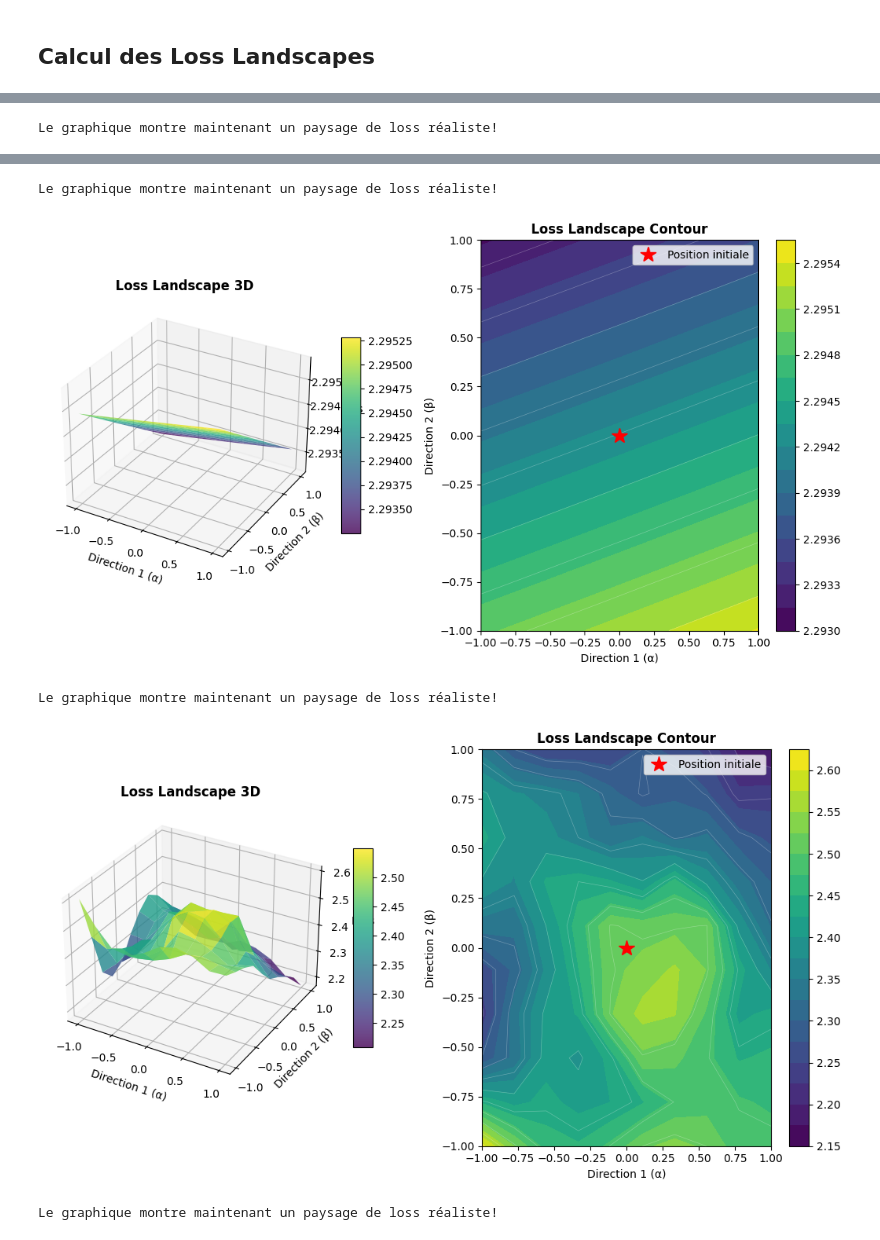
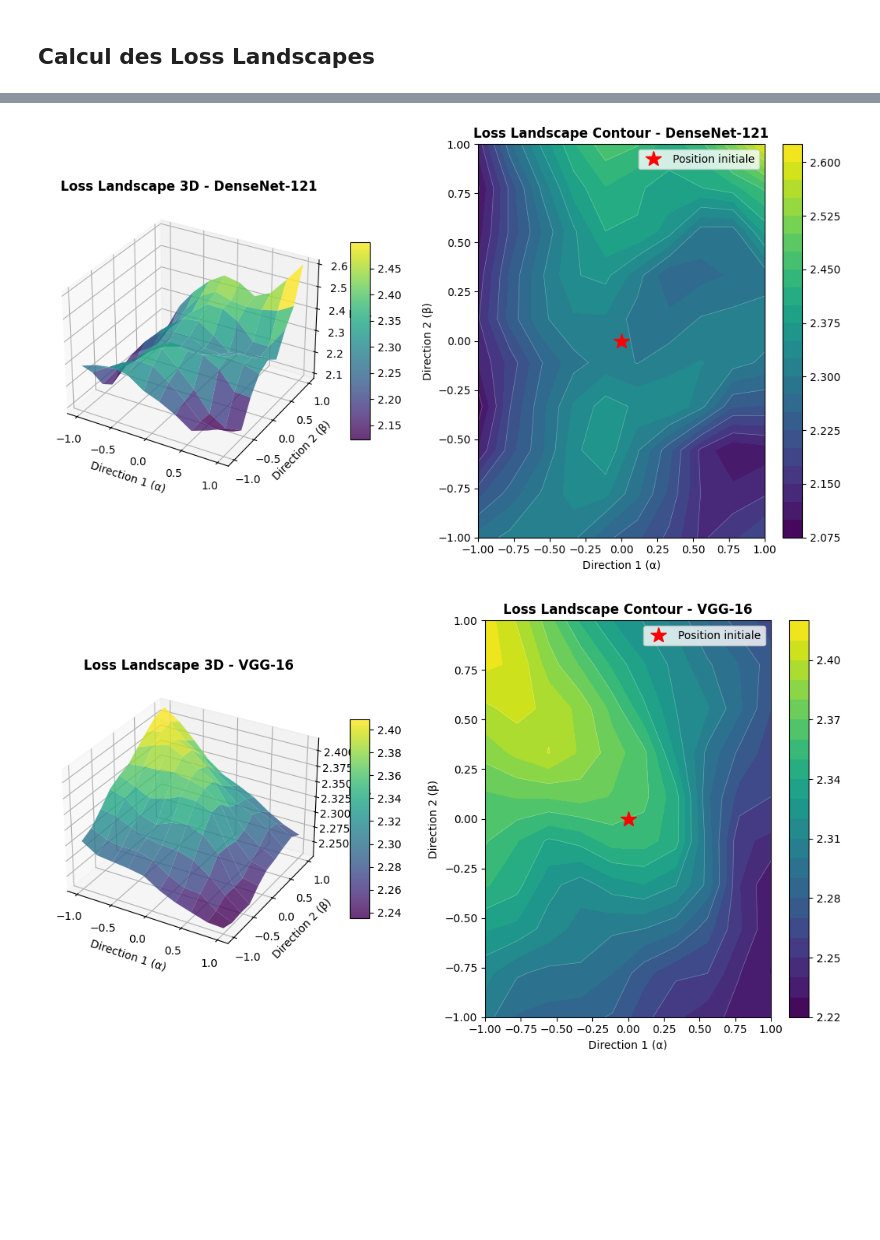
Before and after one commit to guiggzzz/Deep_Learning_Loss_Viz, a Jupyter notebook: Quick_Plot.ipynb, the cells around one changed output, grey strips where cells are left out. Saved outputs shown, nothing was run; the diff lists cells and outputs as text; code cells hidden in the pictures; blank space fills up the shorter version.

```diff
--- a/Quick_Plot.ipynb
+++ b/Quick_Plot.ipynb
@@ -286,6 +284,6 @@ plt.show()
 # %%
 for idx, (key, landscape) in enumerate(landscapes.items()):
-
+    config = model_configs[key]
     # Visualisation
     A, B = np.meshgrid(landscape['alphas'], landscape['betas'])
 
@@ -297,7 +295,7 @@ for idx, (key, landscape) in enumerate(landscapes.items()):
     ax1.set_xlabel('Direction 1 (α)', fontsize=10)
     ax1.set_ylabel('Direction 2 (β)', fontsize=10)
     ax1.set_zlabel('Loss', fontsize=10)
-    ax1.set_title('Loss Landscape 3D', fontsize=12, fontweight='bold')
+    ax1.set_title(f'Loss Landscape 3D - {config["name"]}', fontsize=12, fontweight='bold')
     fig.colorbar(surf, ax=ax1, shrink=0.5, aspect=10)
 
     # Plot 2D contour
@@ -307,7 +305,7 @@ for idx, (key, landscape) in enumerate(landscapes.items()):
     ax2.plot(0, 0, 'r*', markersize=15, label='Position initiale')
     ax2.set_xlabel('Direction 1 (α)', fontsize=10)
     ax2.set_ylabel('Direction 2 (β)', fontsize=10)
-    ax2.set_title('Loss Landscape Contour', fontsize=12, fontweight='bold')
+    ax2.set_title(f'Loss Landscape Contour - {config["name"]}', fontsize=12, fontweight='bold')
     ax2.legend()
     fig.colorbar(contour, ax=ax2)
 
@@ -319 +316,0 @@ for idx, (key, landscape) in enumerate(landscapes.items()):
-Le graphique montre maintenant un paysage de loss réaliste!
@@ -321,5 +318,2 @@ Le graphique montre maintenant un paysage de loss réaliste!
-Le graphique montre maintenant un paysage de loss réaliste!
-[figure, old version]
+[figure, new version]
-Le graphique montre maintenant un paysage de loss réaliste!
-[figure, old version]
+[figure, new version]
-Le graphique montre maintenant un paysage de loss réaliste!
```
Also changed, not shown: parts of 11 cells of this notebook, 1 other file.
